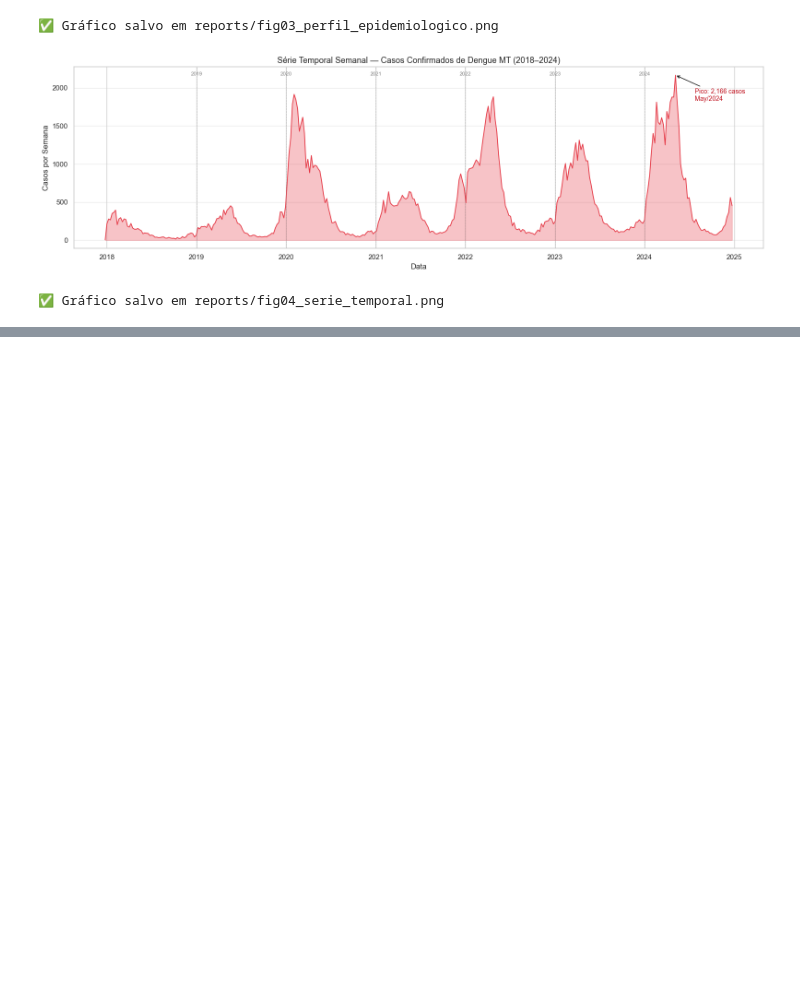
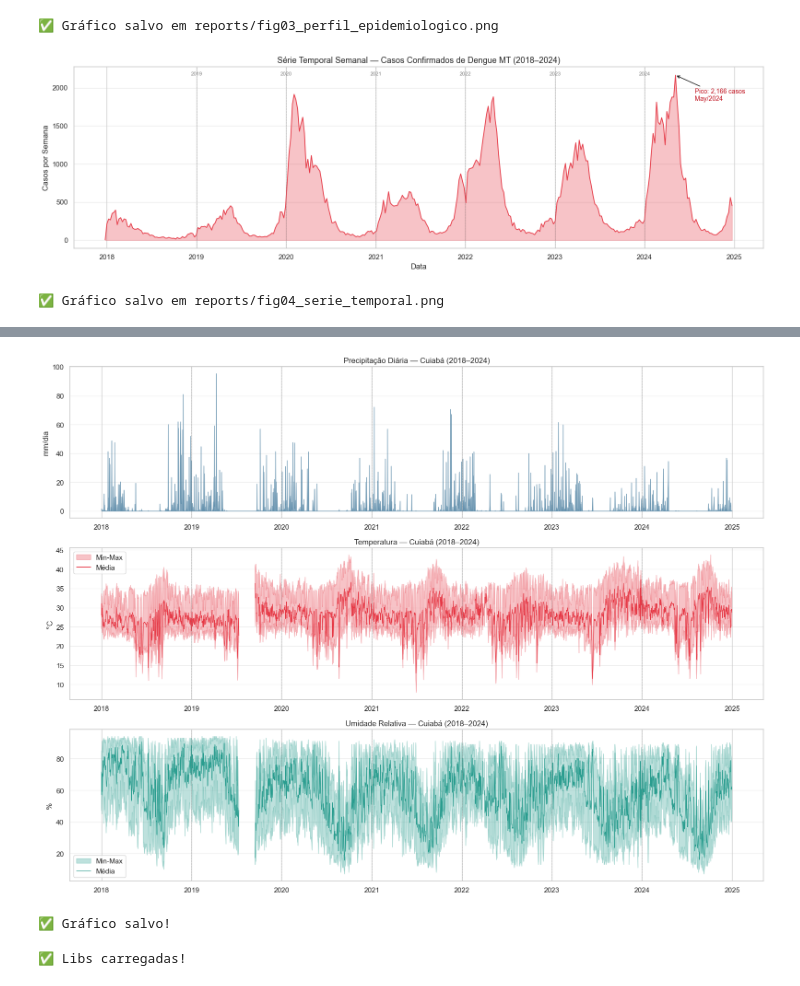
Before and after one commit to ediney-magalhaes/dengue-mt, a Jupyter notebook: notebooks/01_eda_exploratoria.ipynb, the cells around one changed output, grey strips where cells are left out. Cells and saved outputs as stored; diff of their text form; code cells hidden in the pictures; blank space fills up the shorter version.

Commit message:
feat: EDA completa — dados INMET processados, merge e análise de lag

```diff
--- a/notebooks/01_eda_exploratoria.ipynb
+++ b/notebooks/01_eda_exploratoria.ipynb
@@ -333,0 +448,10 @@ print("✅ Gráfico salvo em reports/fig04_serie_temporal.png")
+# %%
+import zipfile, io, pandas as pd
+
+with zipfile.ZipFile('../data/raw/inmet/2019.zip') as z:
+    arquivos_mt = [f for f in z.namelist() if '_A901_' in f]
+    with z.open(arquivos_mt[0]) as f:
+        conteudo = io.TextIOWrapper(f, encoding='latin-1')
+        for i, linha in enumerate(conteudo):
+            print(repr(linha.strip()))
+            if i >= 10: break
@@ -333,0 +470,54 @@ print("✅ Gráfico salvo em reports/fig04_serie_temporal.png")
+# %%
+# Carregar dados INMET
+inmet = pd.read_parquet('../data/processed/inmet/inmet_cuiaba_2018_2024.parquet')
+
+fig, axes = plt.subplots(3, 1, figsize=(16, 12))
+
+# 1 — Precipitação
+axes[0].fill_between(inmet['data'], inmet['precipitacao_total'],
+                     alpha=0.6, color='#457b9d')
+axes[0].set_title('Precipitação Diária — Cuiabá (2018–2024)', fontsize=12)
+axes[0].set_ylabel('mm/dia')
+
+# 2 — Temperatura
+axes[1].fill_between(inmet['data'], inmet['temp_min'], inmet['temp_max'],
+                     alpha=0.3, color='#e63946', label='Min-Max')
+axes[1].plot(inmet['data'], inmet['temp_media'],
+             color='#e63946', linewidth=0.8, label='Média')
+axes[1].set_title('Temperatura — Cuiabá (2018–2024)', fontsize=12)
+axes[1].set_ylabel('°C')
+axes[1].legend()
+
+# 3 — Umidade
+axes[2].fill_between(inmet['data'], inmet['umidade_min'], inmet['umidade_max'],
+                     alpha=0.3, color='#2a9d8f', label='Min-Max')
+axes[2].plot(inmet['data'], inmet['umidade_media'],
+             color='#2a9d8f', linewidth=0.8, label='Média')
+axes[2].set_title('Umidade Relativa — Cuiabá (2018–2024)', fontsize=12)
+axes[2].set_ylabel('%')
+axes[2].legend()
+
+for ax in axes:
+    ax.grid(axis='y', alpha=0.3)
+    for ano in range(2019, 2025):
+        ax.axvline(pd.Timestamp(f'{ano}-01-01'), color='gray',
+                   linestyle='--', alpha=0.4, linewidth=0.8)
+
+plt.tight_layout()
+plt.savefig('../reports/fig05_clima_cuiaba.png', dpi=150, bbox_inches='tight')
+plt.show()
+print("✅ Gráfico salvo!")
+# %% [output]
+[figure, added]
+✅ Gráfico salvo!
+# %%
+import pandas as pd
+import matplotlib.pyplot as plt
+import seaborn as sns
+
+plt.rcParams['figure.figsize'] = (12, 5)
+sns.set_theme(style='whitegrid')
+
+print("✅ Libs carregadas!")
+# %% [output]
+✅ Libs carregadas!
```
Also changed, not shown: parts of 6 cells of this notebook, 3 other files.
